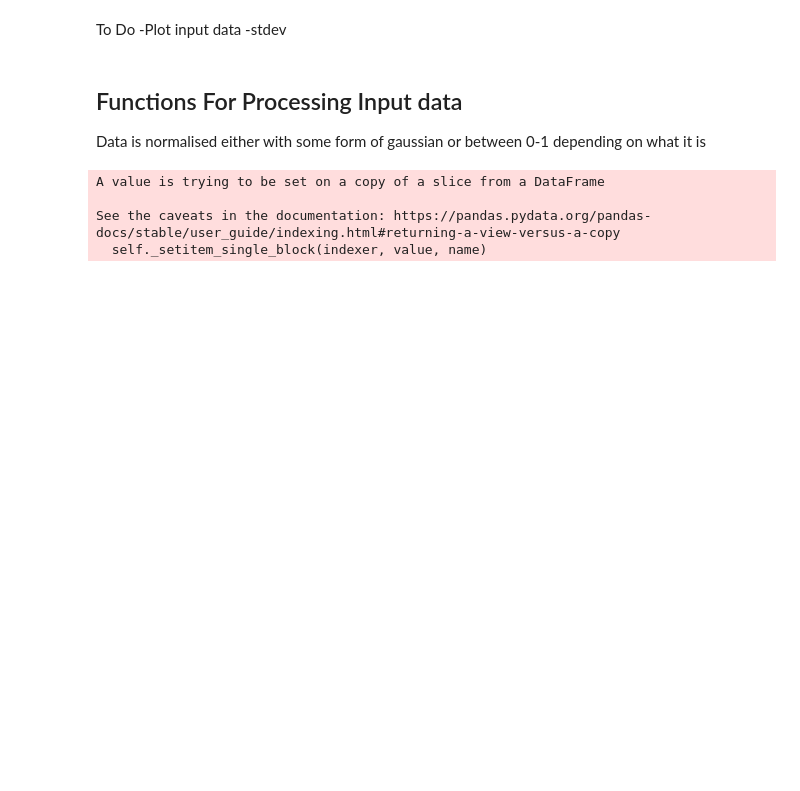
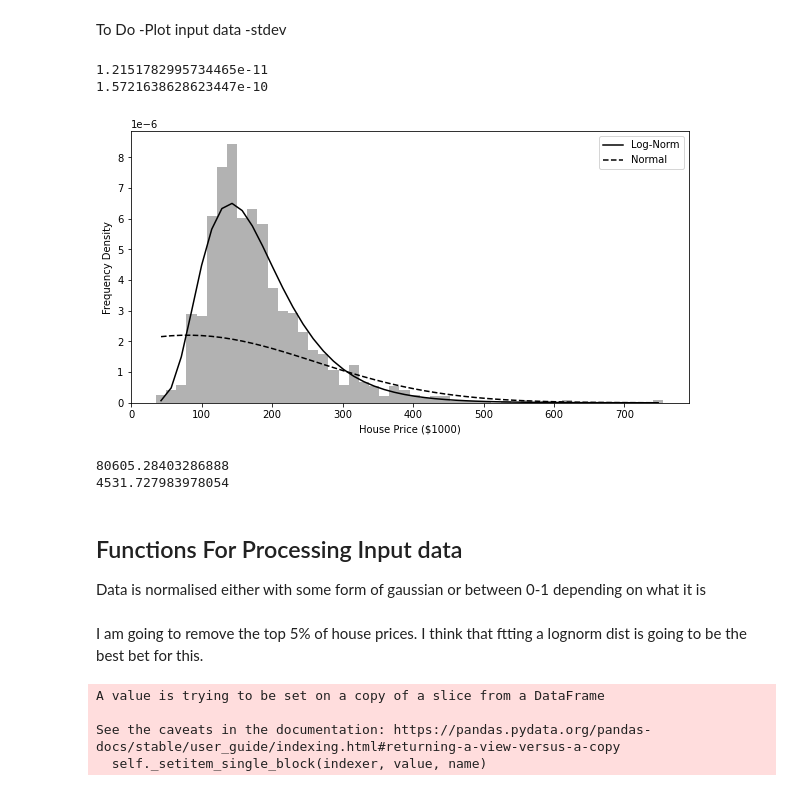
Before and after one commit to seancraven/Level-4-Masters-Project, a Jupyter notebook: Regression_House_Prices_Kaggle/Regression_Notebook.ipynb, the cells around one changed output. Cells and saved outputs as stored; diff of their text form; code cells hidden in the pictures; blank space fills up the shorter version.

```diff
--- a/Regression_House_Prices_Kaggle/Regression_Notebook.ipynb
+++ b/Regression_House_Prices_Kaggle/Regression_Notebook.ipynb
@@ -10,9 +12,21 @@ import pandas as pd
 train_data = pd.read_csv('./train.csv')
 test_data = pd.read_csv('./test.csv')
 cut = 1300
-train_data_x , train_data_y  = train_data.iloc[cut:,:-1].copy(), train_data.iloc[cut:,-1].copy()
-val_data_x , val_data_y = train_data.iloc[:cut,:-1].copy(), train_data.iloc[:cut,-1].copy()
+train_data_x , train_data_y  = train_data.iloc[:cut,1:-1].copy(), train_data.iloc[:cut,-1].copy()
+val_data_x , val_data_y = train_data.iloc[cut:,1:-1].copy(), train_data.iloc[cut:,-1].copy()
 test_data_x  = test_data
+# %%
+def gaus(x, mean,std):##Gaussian
+    return 1/(std*(2*np.pi)**0.5)*np.exp(-0.5*((x-mean)/std)**2)
+
+def bin_bisect(bins):## Bin Bisector
+    bisects = np.zeros(len(bins)-1)
+    for i in range(len(bins)-1):
+        bisects[i] = (bins[i]+bins[i+1])/2
+    return(bisects)
+
+def rss(observed,expected):##Chisquared value
+    return(np.sum((observed-expected)**2))
 # %% [markdown]
 All numerical data can be easily normalized.
 for the non nunmerical entries, The number of unique entries should be considered.
@@ -20,6 +34,48 @@ for the non nunmerical entries, The number of unique entries should be considere
 To Do
 -Plot input data
 -stdev
+# %%
+
+bin_bisects = bin_bisect(bins)
+sigma, mean, scale = lognorm.fit(train_data_y)
+sigma_norm, mean_norm = np.mean(train_data_y), np.std(train_data_y)
+fit_norm = gaus(bin_bisects,mean_norm,sigma_norm)
+fit = lognorm.pdf(bin_bisects, sigma, scale = scale)
+
+
+##Plotting
+fig = plt.figure(figsize=(10,5))
+vals, bins , _ = plt.hist(train_data_y,50, density= True, color = 'black', alpha = 0.3)
+plt.plot(bin_bisects, fit, c = 'black', label = 'Log-Norm')
+plt.plot(bin_bisects, fit_norm, c = 'black',linestyle = '--', label = 'Normal')
+plt.xticks(range(0,800000,100000),range(0,800,100))
+plt.xlabel('House Price ($1000)')
+plt.ylabel('Frequency Density')
+## Fits
+print(rss(vals,fit))
+print(rss(vals,fit_norm))
+plt.legend()
+fig.savefig('../Kaggle_Housing_Figures/Data_Dist.png',dpi = 300)
+# %% [output]
+1.2151782995734465e-11
+1.5721638628623447e-10
+[figure, added]
+# %%
+###Finding MAE with random variables distributed according to the pdf
+
+random_variable = lognorm.rvs(sigma,loc = mean,size = len(val_data_y)*1000,scale = scale)
+rv_mean = np.zeros(1000)
+for i in range(1000):
+    chunk = random_variable[160*i:160*(i+1)]
+    rv_mean[i] = np.mean(abs(val_data_y -random_variable[160*i:160*(i+1)]))
+
+print(np.mean(rv_mean))
+print(np.std(rv_mean))
+# %% [output]
+80605.28403286888
+4531.727983978054
 # %% [markdown]
 ## Functions For Processing Input data
 Data is normalised either with some form of gaussian or between 0-1 depending on what it is
+# %% [markdown]
+I am going to remove the top 5% of house prices. I think that ftting a lognorm dist is going to be the best bet for this.
```
Also changed, not shown: parts of 13 cells of this notebook, 1 other file.
